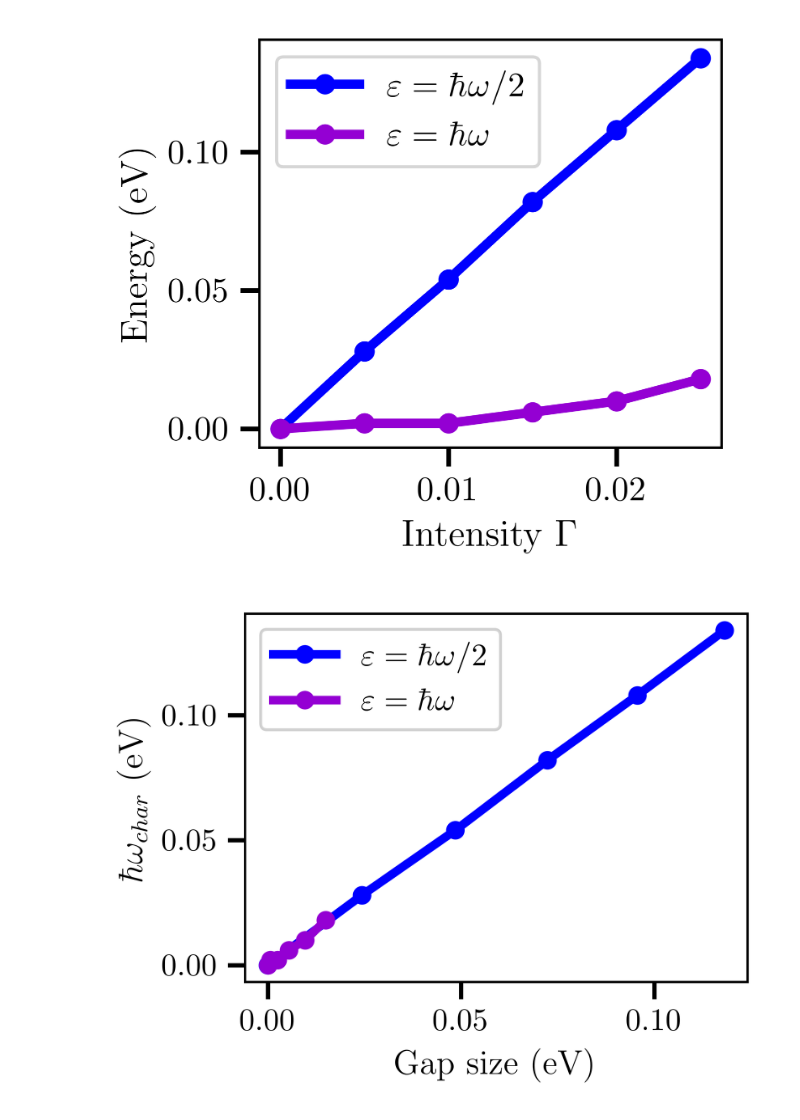
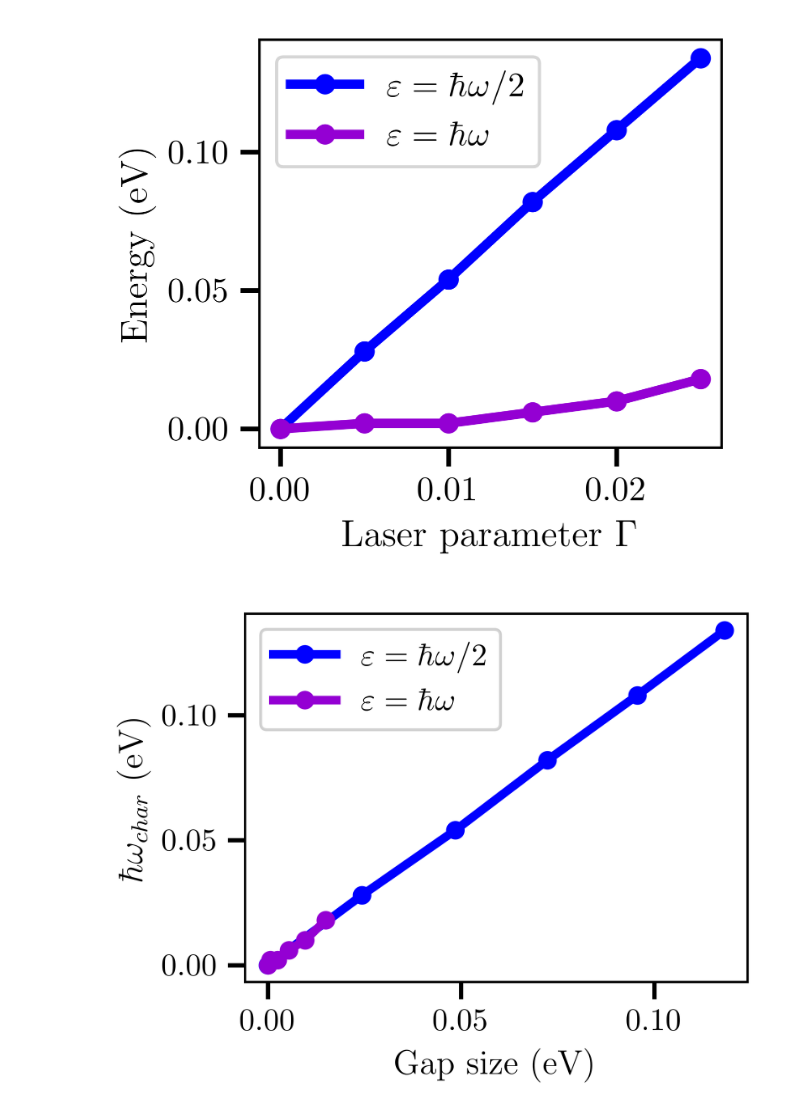
Before and after one commit to Erneh/Neq_TFM, a Jupyter notebook: result_analysis/graphs_freqs.ipynb, the cells around one changed output. Cells and saved outputs as stored; diff of their text form; code cells hidden in the pictures.

```diff
--- a/result_analysis/graphs_freqs.ipynb
+++ b/result_analysis/graphs_freqs.ipynb
@@ -223,18 +138,18 @@ for (g, gamma) in enumerate(gamma_list):
 # %%
 # Final plot of the gammas
 fig, ax = plt.subplots(dpi=800, figsize=(7/2.54, 6/2.54), layout='constrained')
 #ax.plot(gamma_list, char_freq[:,2], ls='--', c=color_list[2], marker='.',
 #        label=f'$E = \\mu$ eV')
 ax.plot(gamma_list, char_freq[:,3]*hbar, ls='-', c='blue', marker='.', label=f'$\\varepsilon = \\hbar\\omega/2$')
 ax.plot(gamma_list, char_freq[:,4]*hbar, ls='-', c='darkviolet', marker='.', label=f'$\\varepsilon =\\hbar\\omega$')
-ax.set_xlabel(f'Intensity $\\Gamma$')
+ax.set_xlabel(f'Laser parameter $\\Gamma$')
 ax.set_ylabel('Energy (eV)')
 ax.legend()
 #ax.set_xticks(gamma_list)
 #fig.suptitle(f'$N={{{2**N_pot}}}$, $\\hbar\\omega$={E} eV, Temp={Temp} K, $\\mu$={mu} eV')
 fig.savefig('Graphs/neq_freqs.pdf')
 # %% [output]
-[figure, old version]
+[figure, new version]
 # %%
 
 #%% Fitting to see if a relation is even possible
```
Also changed, not shown: parts of 5 cells of this notebook, 2 other files.
